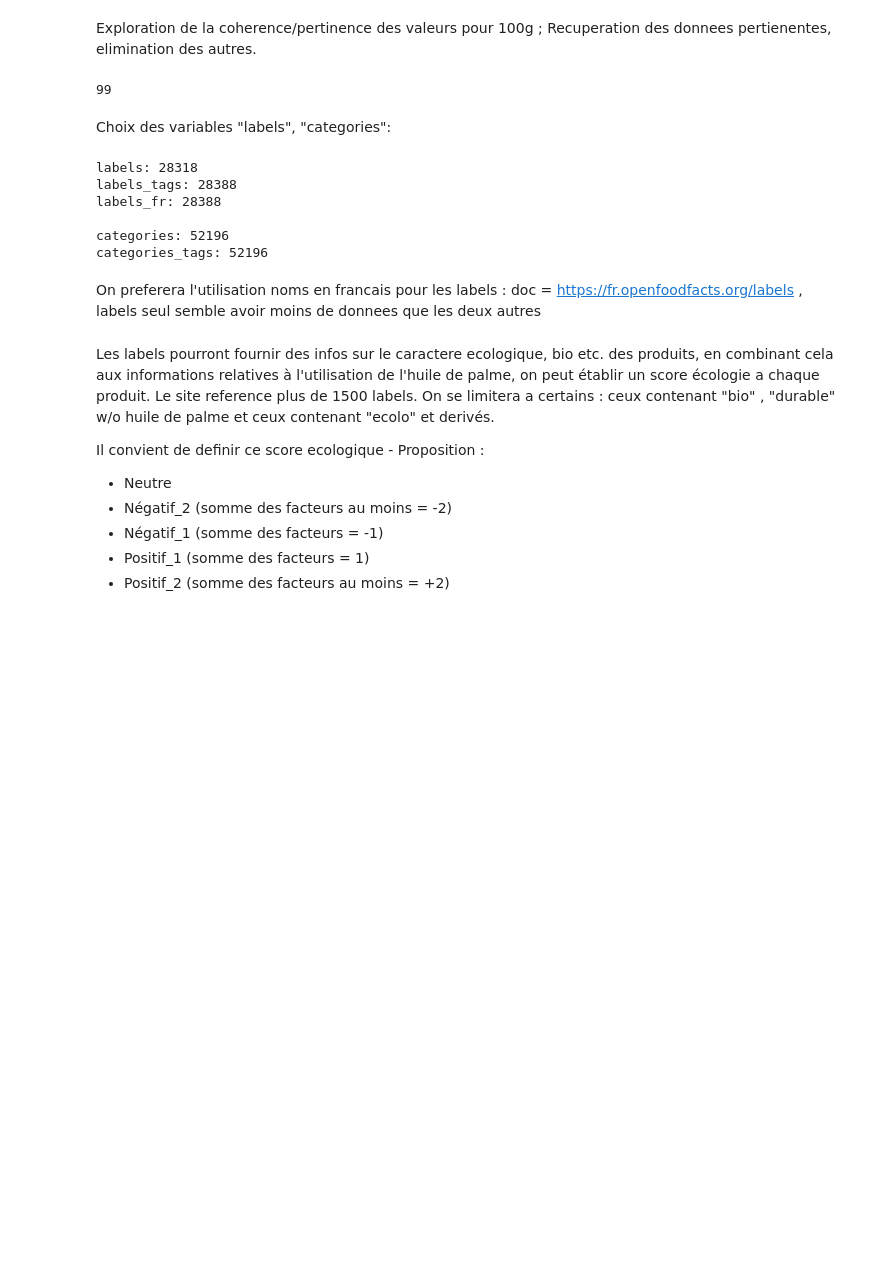
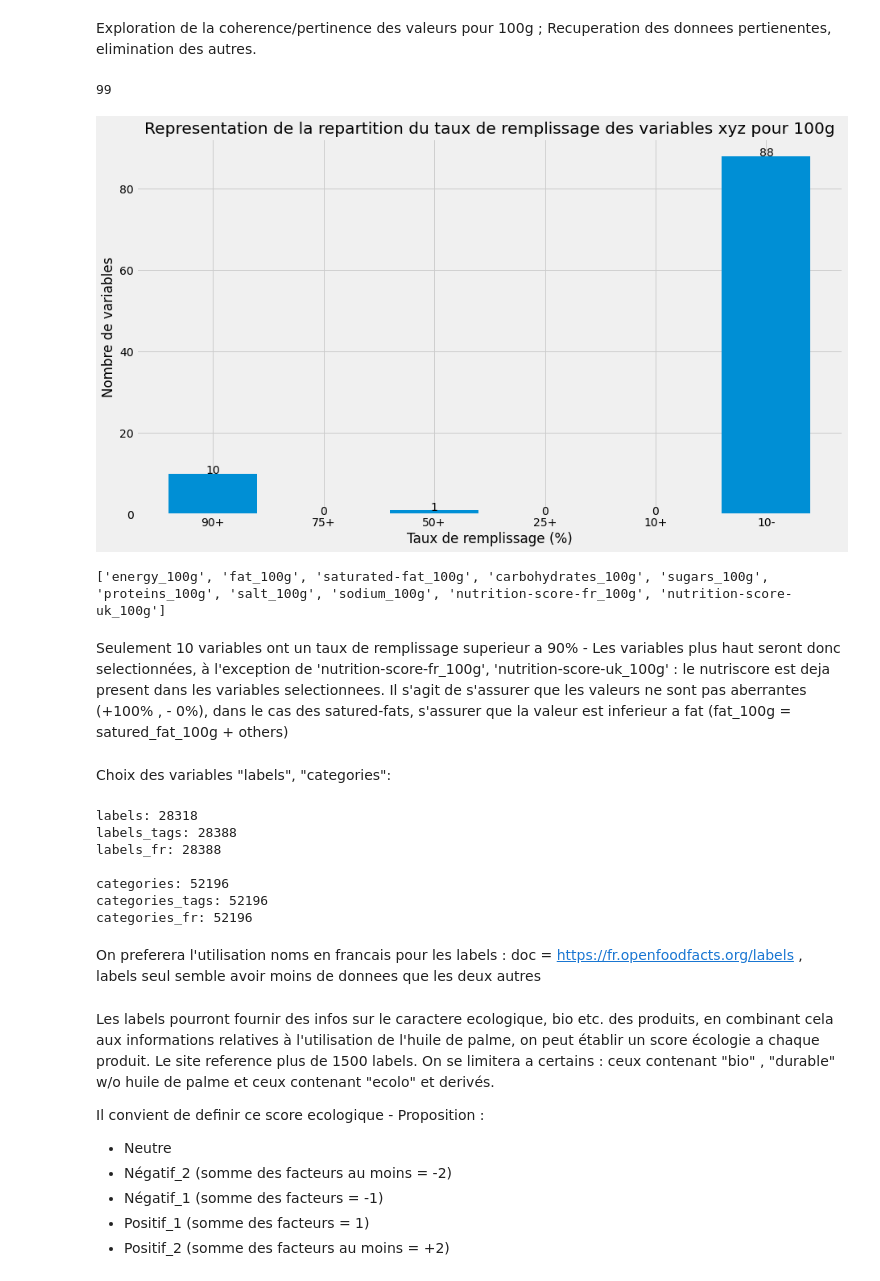
Before and after one commit to Psemp/ds_project_3, a Jupyter notebook: data_cleaning.ipynb, the cells around one changed output. Saved outputs shown, nothing was run; the diff lists cells and outputs as text; code cells hidden in the pictures; blank space fills up the shorter version.

```diff
--- a/data_cleaning.ipynb
+++ b/data_cleaning.ipynb
@@ -80,4 +81,0 @@ Wall time: 610 ms
-# %%
-
-for col in df_off.columns:
-    print(col)
@@ -235,9 +215,9 @@ useless_vars = [
     "states_fr", "main_category", "serving_size", "created_datetime",
     "additives", "additives_fr", "main_category", "ingredients_text",
     "last_modified_datetime", "quantity", "countries", "countries_fr",
-    "created_t",
+    "created_t", "additives", "additives_tags", "labels", "labels_tags",
+    "categories", "categories_tags", "states", "countries_tags", "additives_n"
 ]
 maybe_useless = ["packaging", "packaging_tags", "image_small_url", "generic_name", "brands_tags", "purchase_places"]
 
 useful_above_fifty = ["allergens"]
-df_off["labels_fr"]
@@ -344,6 +280,53 @@ print(len(hundred_g_list))
 # %% [output]
 99
 # %%
-hundred_g_dict = {}
+hundred_g_dict = {
+    "90+": [],
+    "75+": [],
+    "50+": [],
+    "25+": [],
+    "10+": [],
+    "10-": []
+}
 for col in hundred_g_list:
-    hundred_g_dict[col] = df_off[col].notna().sum() / len(df_off) * 100
+    percent_values = df_off[col].notna().sum() / len(df_off) * 100
+    if percent_values > 90:
+        hundred_g_dict["90+"].append(col)
+    elif percent_values > 75:
+        hundred_g_dict["75+"].append(col)
+    elif percent_values > 50:
+        hundred_g_dict["50+"].append(col)
+    elif percent_values > 25:
+        hundred_g_dict["25+"].append(col)
+    elif percent_values < 10:
+        hundred_g_dict["10-"].append(col)
+
+plot_dict = {}
+for key in hundred_g_dict.keys():
+    plot_dict[key] = len(hundred_g_dict[key])
+
+labels_x = list(plot_dict.keys())
+amount_y = list(plot_dict.values())
+
+plt.figure(figsize=(14, 8))
+
+def addtext(x,y):
+    for i in range(len(x)):
+        plt.text(i, y[i], y[i], ha='center')
+
+addtext(labels_x, amount_y)
+
+plt.bar(labels_x, amount_y, width=0.8)
+
+plt.ylabel("Nombre de variables")
+plt.xlabel("Taux de remplissage (%)")
+
+title_r1 = "Representation de la repartition du taux de remplissage des variables xyz pour 100g"
+plt.title(title_r1)
+plt.show()
+# %% [output]
+[figure, added]
+# %%
+print(hundred_g_dict["90+"])
+# %% [output]
+['energy_100g', 'fat_100g', 'saturated-fat_100g', 'carbohydrates_100g', 'sugars_100g', 'proteins_100g', 'salt_100g', 'sodium_100g', 'nutrition-score-fr_100g', 'nutrition-score-uk_100g']
@@ -350,3 +336,6 @@ for col in hundred_g_list:
+# %% [markdown]
+Seulement 10 variables ont un taux de remplissage superieur a 90% - Les variables plus haut seront donc selectionnées, à l'exception de 'nutrition-score-fr_100g', 'nutrition-score-uk_100g' : le nutriscore est deja present dans les variables selectionnees.
+Il s'agit de s'assurer que les valeurs ne sont pas aberrantes (+100% , - 0%), dans le cas des satured-fats, s'assurer que la valeur est inferieur a fat (fat_100g = satured_fat_100g + others)
 # %% [markdown]
 Choix des variables "labels", "categories":
 # %%
@@ -356,6 +345,7 @@ print("labels_fr:", df_off["labels_fr"].notna().sum(), "\n")
 
 print("categories:", df_off["categories"].notna().sum())
 print("categories_tags:", df_off["categories_tags"].notna().sum())
+print("categories_fr:", df_off["categories_fr"].notna().sum())
 # %% [output]
 labels: 28318
 labels_tags: 28388
@@ -363,5 +353,6 @@ labels_fr: 28388
 
 categories: 52196
 categories_tags: 52196
+categories_fr: 52196
 # %% [markdown]
 On preferera l'utilisation noms en francais pour les labels : doc = https://fr.openfoodfacts.org/labels , labels seul semble avoir moins de donnees que les deux autres
```
Also changed, not shown: parts of 16 cells of this notebook, 2 other files.
